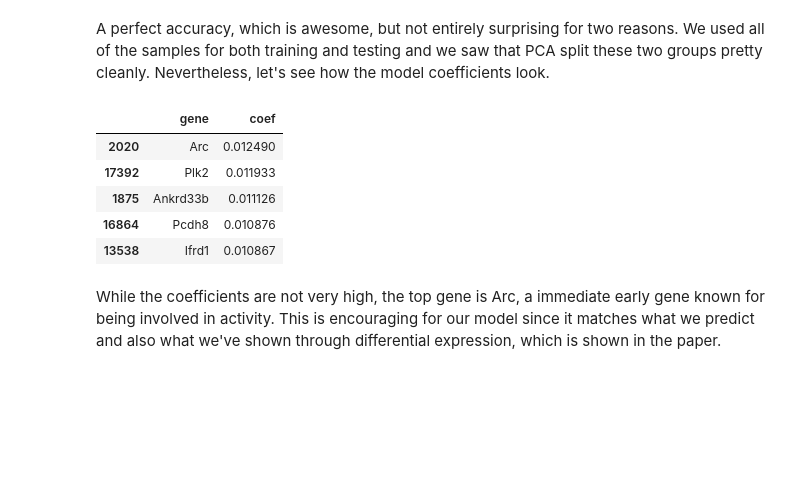
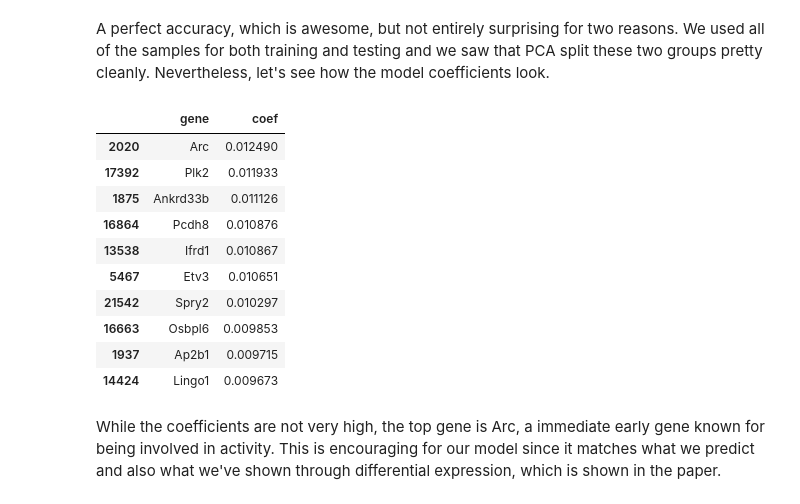
Before and after one commit to benslack19/benslack19.github.io, a Jupyter notebook: _projects/predicting_states_sc_analysis.ipynb, the cells around one changed output. Cells and saved outputs as stored; diff of their text form; code cells hidden in the pictures; blank space fills up the shorter version.

```diff
--- a/_projects/predicting_states_sc_analysis.ipynb
+++ b/_projects/predicting_states_sc_analysis.ipynb
@@ -81,7 +81,7 @@ df_tpm3[df_tpm3 > 1].count(axis=1).hist();
 [figure]
 # %%
 # Create a vector containing the fos label
-df_tpm3['SampleName'] = df_tpm3.index  # temporarily create a sample name vector
+df_tpm3.loc[:,'SampleName'] = df_tpm3.index.copy().tolist()  # temporarily create a sample name vector
 df_tpm3.loc[:,'fos_label'] = df_tpm3['SampleName'].str.split('_', expand=True)[2]
 df_tpm3.drop('SampleName', axis=1, inplace=True)
 # %% [output]
@@ -314,16 +308,21 @@ A perfect accuracy, which is awesome, but not entirely surprising for two reason
 # %%
 # Examining the model coefficients
 df_gene_model_coef = pd.DataFrame()
 df_gene_model_coef['gene'] = X.columns
 df_gene_model_coef['coef'] = np.transpose(model.coef_)
-df_gene_model_coef.sort_values(by='coef', ascending=False).head(5)
+df_gene_model_coef.sort_values(by='coef', ascending=False).head(10)
 # %% [output]
 |  | gene | coef |
 | 2020 | Arc | 0.012490 |
 | 17392 | Plk2 | 0.011933 |
 | 1875 | Ankrd33b | 0.011126 |
 | 16864 | Pcdh8 | 0.010876 |
 | 13538 | Ifrd1 | 0.010867 |
+| 5467 | Etv3 | 0.010651 |
+| 21542 | Spry2 | 0.010297 |
+| 16663 | Osbpl6 | 0.009853 |
+| 1937 | Ap2b1 | 0.009715 |
+| 14424 | Lingo1 | 0.009673 |
 # %% [markdown]
 While the coefficients are not very high, the top gene is Arc, a immediate early gene known for being involved in activity. This is encouraging for our model since it matches what we predict and also what we've shown through differential expression, which is shown in the paper.
 # %% [markdown]
```
Also changed, not shown: parts of 3 cells of this notebook, 6 other files.
